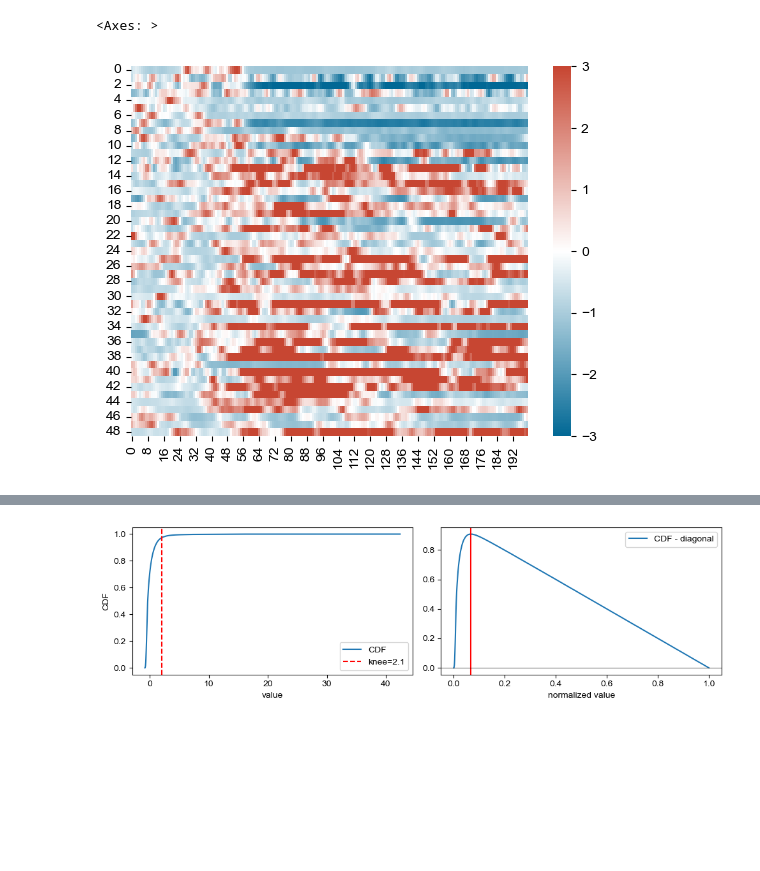
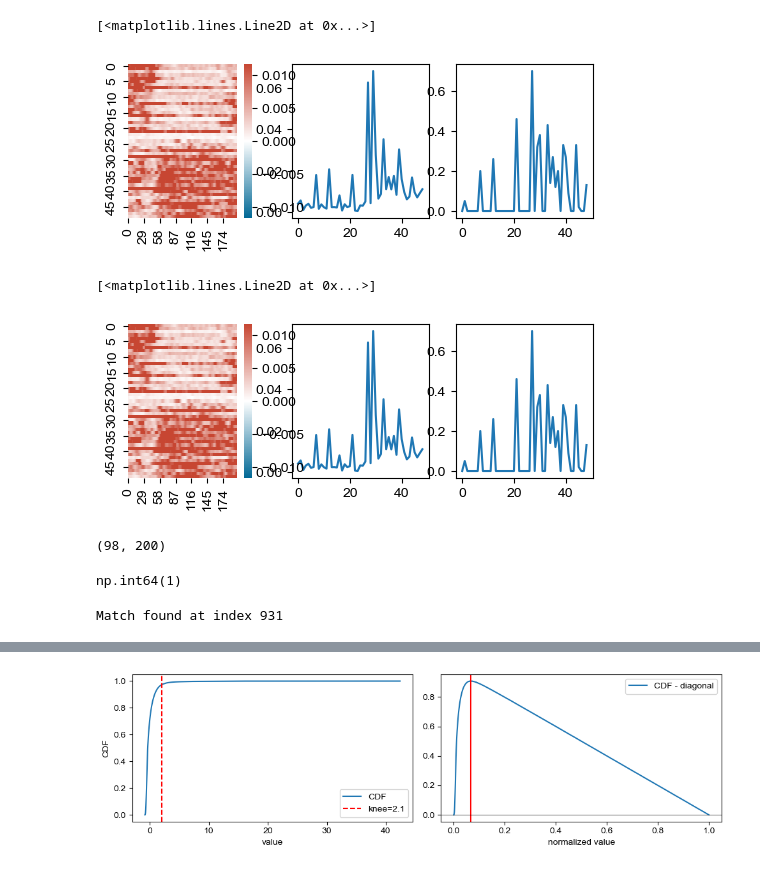
Before and after one commit to jaimemcc/bazzino, a Jupyter notebook: notebooks/behav_indvidual_rats.ipynb, the cells around one changed output, grey strips where cells are left out. Drawn from its saved outputs; the diff is of its cells as text; code cells hidden in the pictures; blank space fills up the shorter version.

Commit message:
fixed snips maker

```diff
--- a/notebooks/behav_indvidual_rats.ipynb
+++ b/notebooks/behav_indvidual_rats.ipynb
@@ -40,21 +46,55 @@ with open(DATAFOLDER / "sigmoidal_fits.pickle", "rb") as f:
 fits_df_cluster_raw = fits["fits_df_cluster_raw"]
 fits_df_clusterness = fits["fits_df_clusterness"]
 fits_df_euclidean = fits["fits_df_euclidean"]
+# %%
+
+f, ax = plt.subplots(figsize=(6, 2), ncols=3)
+sns.heatmap(snips_test,
+            vmin=scale_vlim_to_data(snips_test, percentile=pc)[0],
+            vmax=scale_vlim_to_data(snips_test, percentile=pc)[1],
+            ax=ax[0],
+            cmap=custom_cmap
+            )
+
+ax[1].plot(np.mean(snips_test[:,50:150], axis=1))
+ax[2].plot(get_time_moving(snips_test, threshold=0.018))
+# %% [output]
+[<matplotlib.lines.Line2D at 0x...>]
+[figure, added]
 # %%
 id = "PB26"
 
 s = snips_movement[x_array.query("condition == 'deplete' & infusiontype == '45NaCl' & id == @id").index,:]
 
-s = tp.zscore(s, baseline_points=50)
+# s = tp.zscore(s, baseline_points=50)
 
+f, ax = plt.subplots(figsize=(6, 2), ncols=3)
 sns.heatmap(s,
-            # vmin=scale_vlim_to_data(s, percentile=pc)[0],
-            # vmax=scale_vlim_to_data(s)[1],
-            vmin=-3,
-            vmax=3,
-
+            vmin=scale_vlim_to_data(s, percentile=pc)[0],
+            vmax=scale_vlim_to_data(s, percentile=pc)[1],
+            ax=ax[0],
             cmap=custom_cmap
             )
+
+ax[1].plot(np.mean(s[:,50:150], axis=1))
+ax[2].plot(get_time_moving(s, threshold=0.018))
 # %% [output]
-<Axes: >
+[<matplotlib.lines.Line2D at 0x...>]
-[figure, old version]
+[figure, new version]
+# %%
+id = "PB26"
+
+s = snips_movement[x_array.query("condition == 'deplete' & infusiontype == '45NaCl' & id == @id").index,:]
+s2 = snips_movement[x_array.query("id == @id").index,:]
+
+
+s2.shape
+# %% [output]
+(98, 200)
+# %%
+s[0,0] = 30
+snips_test[0,0] = 30
+
+np.sum(s == snips_test)
+# %% [output]
+np.int64(1)
@@ -60,0 +103,7 @@ sns.heatmap(s,
+# %%
+for row_idx in range(snips_movement.shape[0]):
+    if np.array_equal(snips_movement[row_idx,:], row_to_match):
+        print(f"Match found at index {row_idx}")
+        break
+# %% [output]
+Match found at index 931
```
Also changed, not shown: parts of 6 cells of this notebook, 3 other files.
